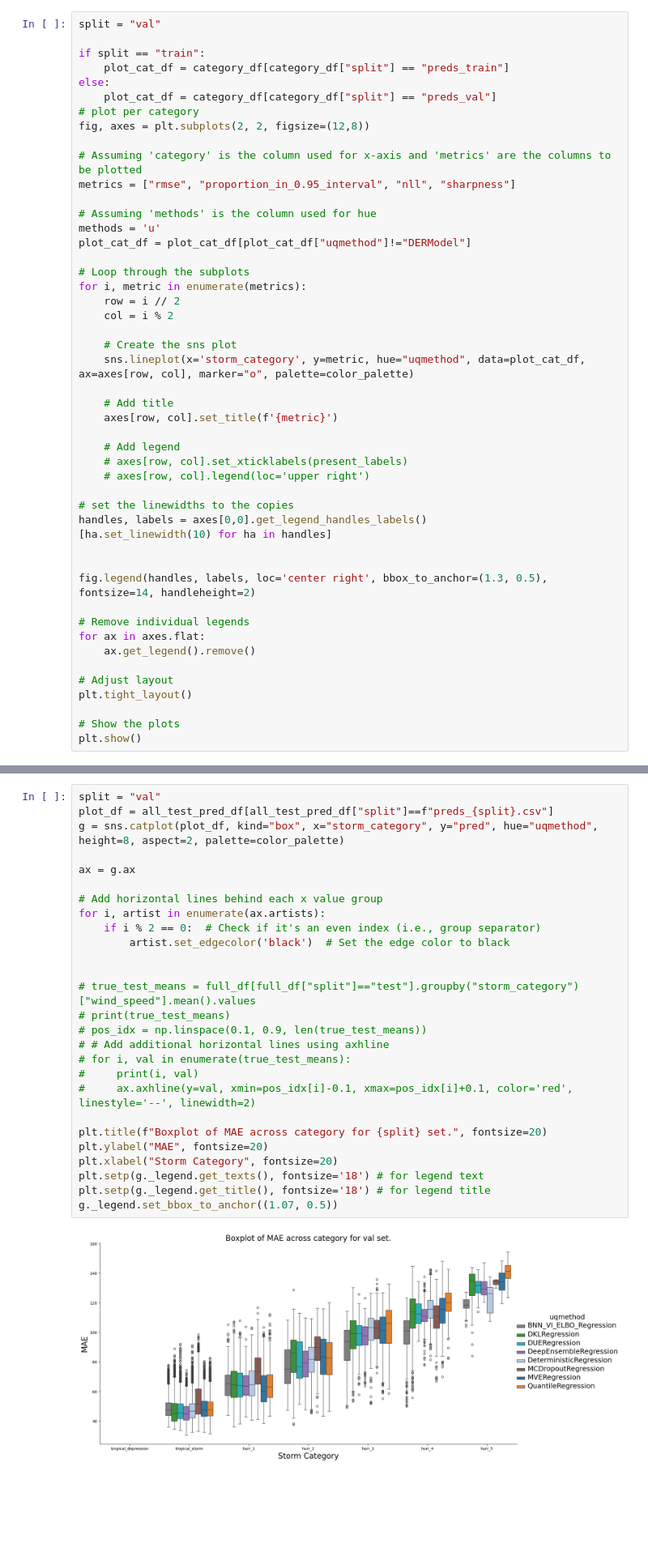
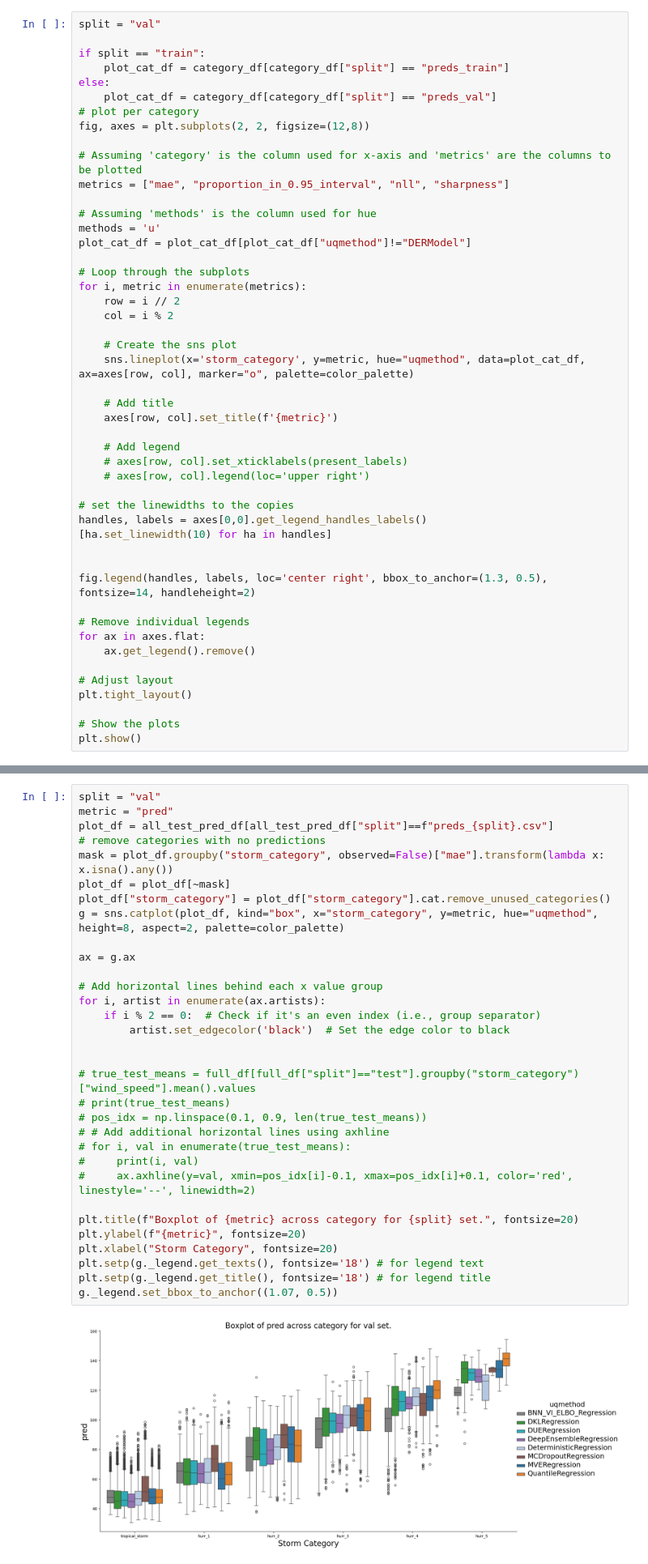
Before and after one commit to nilsleh/tropical_cyclone_uq, a Jupyter notebook: src/results_tropical.ipynb, the cells around one changed output, grey strips where cells are left out. Shown at 81% size. Cells and saved outputs as stored; diff of their text form; blank space fills up the shorter version.

```diff
--- a/src/results_tropical.ipynb
+++ b/src/results_tropical.ipynb
@@ -709,7 +705,7 @@ else:
 fig, axes = plt.subplots(2, 2, figsize=(12,8))
 
 # Assuming 'category' is the column used for x-axis and 'metrics' are the columns to be plotted
-metrics = ["rmse", "proportion_in_0.95_interval", "nll", "sharpness"]
+metrics = ["mae", "proportion_in_0.95_interval", "nll", "sharpness"]
 
 # Assuming 'methods' is the column used for hue
 methods = 'u'
@@ -865,33 +861,38 @@ all_test_pred_df[all_test_pred_df["storm_category"]=="tropical_depression"]
 |  | pred | target | uqmethod | split | pred_path | pred_uct | lower_quant | upper_quant | aleatoric_uct | ... |
 # %%
 split = "val"
+metric = "pred"
 plot_df = all_test_pred_df[all_test_pred_df["split"]==f"preds_{split}.csv"]
-g = sns.catplot(plot_df, kind="box", x="storm_category", y="pred", hue="uqmethod", height=8, aspect=2, palette=color_palette)
+# remove categories with no predictions
+mask = plot_df.groupby("storm_category", observed=False)["mae"].transform(lambda x: x.isna().any())
+plot_df = plot_df[~mask]
+plot_df["storm_category"] = plot_df["storm_category"].cat.remove_unused_categories()
+g = sns.catplot(plot_df, kind="box", x="storm_category", y=metric, hue="uqmethod", height=8, aspect=2, palette=color_palette)
 
 ax = g.ax
 
 # Add horizontal lines behind each x value group
 for i, artist in enumerate(ax.artists):
     if i % 2 == 0:  # Check if it's an even index (i.e., group separator)
         artist.set_edgecolor('black')  # Set the edge color to black
 
 
 # true_test_means = full_df[full_df["split"]=="test"].groupby("storm_category")["wind_speed"].mean().values
 # print(true_test_means)
 # pos_idx = np.linspace(0.1, 0.9, len(true_test_means))
 # # Add additional horizontal lines using axhline
 # for i, val in enumerate(true_test_means):
 #     print(i, val)
 #     ax.axhline(y=val, xmin=pos_idx[i]-0.1, xmax=pos_idx[i]+0.1, color='red', linestyle='--', linewidth=2)
 
-plt.title(f"Boxplot of MAE across category for {split} set.", fontsize=20)
-plt.ylabel("MAE", fontsize=20)
+plt.title(f"Boxplot of {metric} across category for {split} set.", fontsize=20)
+plt.ylabel(f"{metric}", fontsize=20)
 plt.xlabel("Storm Category", fontsize=20)
 plt.setp(g._legend.get_texts(), fontsize='18') # for legend text
 plt.setp(g._legend.get_title(), fontsize='18') # for legend title
 g._legend.set_bbox_to_anchor((1.07, 0.5))
 # %% [output]
-[figure, old version]
+[figure, new version]
 # %% [markdown]
 # Selective prediction per Storm Category
 # %%
```
Also changed, not shown: parts of 17 cells of this notebook.
